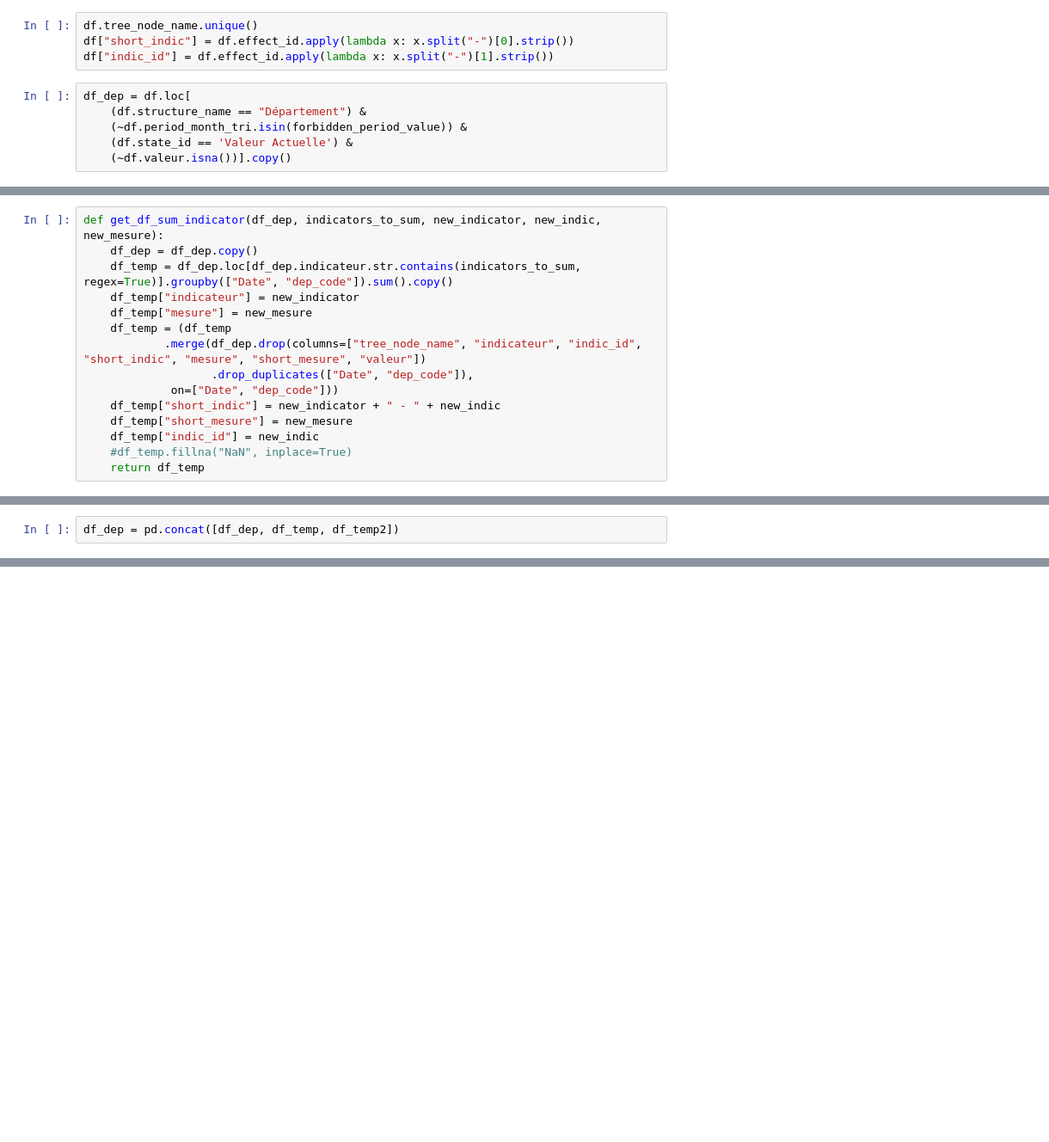
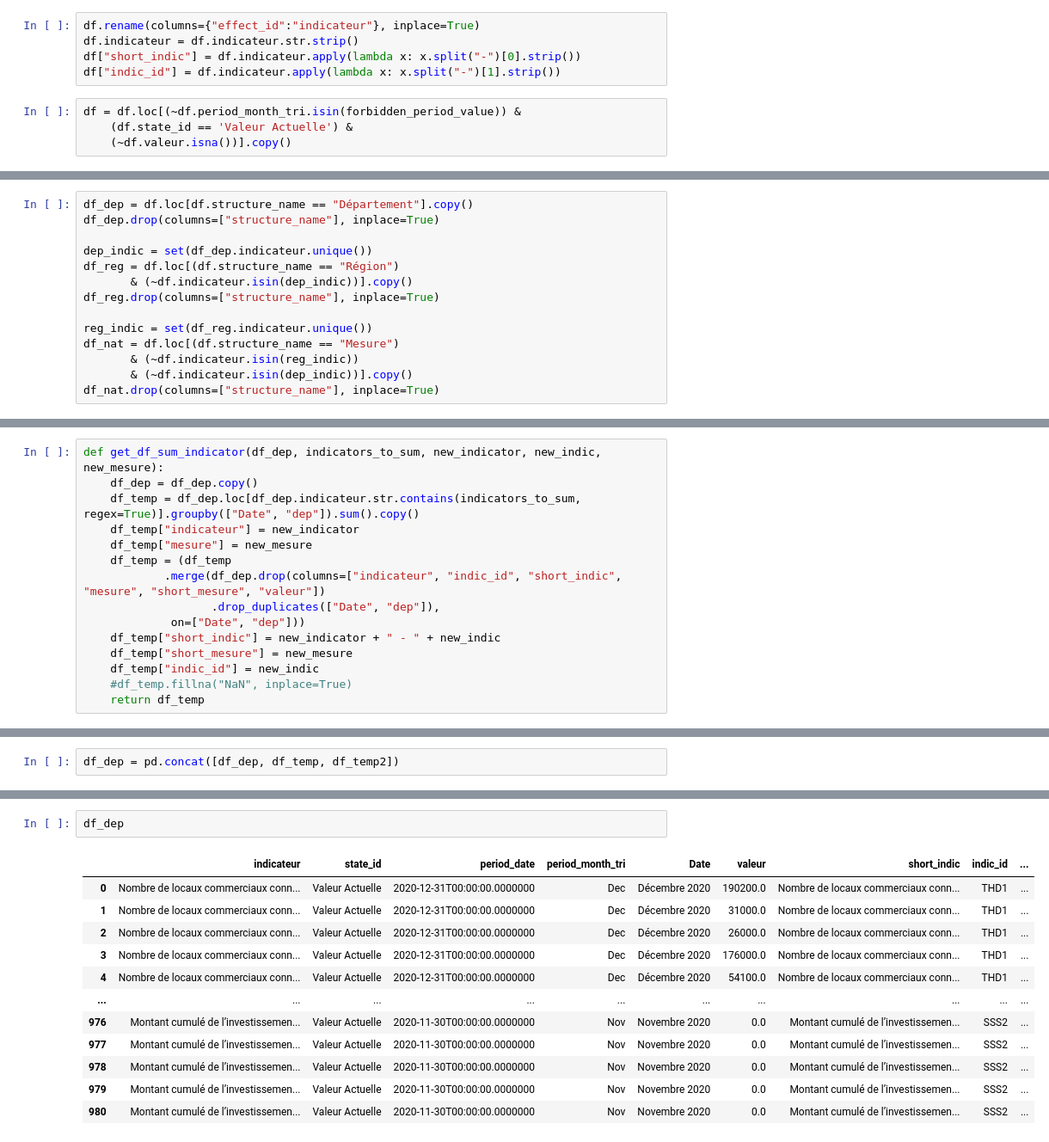
Before and after one commit to 139bercy/propilot2pdf, a Jupyter notebook: chargement_propilot.ipynb, the cells around one changed output, grey strips where cells are left out. Shown: that part at 86% size. Drawn from its saved outputs; the diff is of its cells as text; blank space fills up the shorter version.

```diff
--- a/chargement_propilot.ipynb
+++ b/chargement_propilot.ipynb
@@ -197,10 +227,9 @@ check_sum_dep_equals_nat(df)
 # %%
-df.tree_node_name.unique()
-df["short_indic"] = df.effect_id.apply(lambda x: x.split("-")[0].strip())
-df["indic_id"] = df.effect_id.apply(lambda x: x.split("-")[1].strip())
+df.rename(columns={"effect_id":"indicateur"}, inplace=True)
+df.indicateur = df.indicateur.str.strip()
+df["short_indic"] = df.indicateur.apply(lambda x: x.split("-")[0].strip())
+df["indic_id"] = df.indicateur.apply(lambda x: x.split("-")[1].strip())
 # %%
-df_dep = df.loc[
-    (df.structure_name == "Département") &
-    (~df.period_month_tri.isin(forbidden_period_value)) &
+df = df.loc[(~df.period_month_tri.isin(forbidden_period_value)) &
     (df.state_id == 'Valeur Actuelle') &
     (~df.valeur.isna())].copy()
@@ -231,3 +264,17 @@ df_dep.Date = df_dep.Date.replace(month_dict, regex=True)
+# %%
+df_dep = df.loc[df.structure_name == "Département"].copy()
+df_dep.drop(columns=["structure_name"], inplace=True)
+
+dep_indic = set(df_dep.indicateur.unique())
+df_reg = df.loc[(df.structure_name == "Région")
+       & (~df.indicateur.isin(dep_indic))].copy()
+df_reg.drop(columns=["structure_name"], inplace=True)
+
+reg_indic = set(df_reg.indicateur.unique())
+df_nat = df.loc[(df.structure_name == "Mesure")
+       & (~df.indicateur.isin(reg_indic))
+       & (~df.indicateur.isin(dep_indic))].copy()
+df_nat.drop(columns=["structure_name"], inplace=True)
 # %%
 df_dep["short_indic"] = df_dep.indicateur.apply(lambda x: x.split("-")[0].strip())
 df_dep.short_indic = df_dep.short_indic.apply(lambda x: clean_str(x))
@@ -323,13 +376,13 @@ df_dep["short_mesure"] = df_dep.mesure.apply(lambda x: dict_mesures[x] if x in d
 # %%
 def get_df_sum_indicator(df_dep, indicators_to_sum, new_indicator, new_indic, new_mesure):
     df_dep = df_dep.copy()
-    df_temp = df_dep.loc[df_dep.indicateur.str.contains(indicators_to_sum, regex=True)].groupby(["Date", "dep_code"]).sum().copy()
+    df_temp = df_dep.loc[df_dep.indicateur.str.contains(indicators_to_sum, regex=True)].groupby(["Date", "dep"]).sum().copy()
     df_temp["indicateur"] = new_indicator
     df_temp["mesure"] = new_mesure
     df_temp = (df_temp
-            .merge(df_dep.drop(columns=["tree_node_name", "indicateur", "indic_id", "short_indic", "mesure", "short_mesure", "valeur"])
-                   .drop_duplicates(["Date", "dep_code"]),
-             on=["Date", "dep_code"]))
+            .merge(df_dep.drop(columns=["indicateur", "indic_id", "short_indic", "mesure", "short_mesure", "valeur"])
+                   .drop_duplicates(["Date", "dep"]),
+             on=["Date", "dep"]))
     df_temp["short_indic"] = new_indicator + " - " + new_indic
     df_temp["short_mesure"] = new_mesure
     df_temp["indic_id"] = new_indic
@@ -390,0 +432,15 @@ check_df_dep_enr_format(df_dep_enr)
+# %%
+df_dep
+# %% [output]
+|  | indicateur | state_id | period_date | period_month_tri | Date | valeur | short_indic | indic_id | ... |
+| 0 | Nombre de locaux commerciaux conn... | Valeur Actuelle | 2020-12-31T00:00:00.0000000 | Dec | Décembre 2020 | 190200.0 | Nombre de locaux commerciaux conn... | THD1 | ... |
+| 1 | Nombre de locaux commerciaux conn... | Valeur Actuelle | 2020-12-31T00:00:00.0000000 | Dec | Décembre 2020 | 31000.0 | Nombre de locaux commerciaux conn... | THD1 | ... |
+| 2 | Nombre de locaux commerciaux conn... | Valeur Actuelle | 2020-12-31T00:00:00.0000000 | Dec | Décembre 2020 | 26000.0 | Nombre de locaux commerciaux conn... | THD1 | ... |
+| 3 | Nombre de locaux commerciaux conn... | Valeur Actuelle | 2020-12-31T00:00:00.0000000 | Dec | Décembre 2020 | 176000.0 | Nombre de locaux commerciaux conn... | THD1 | ... |
+| 4 | Nombre de locaux commerciaux conn... | Valeur Actuelle | 2020-12-31T00:00:00.0000000 | Dec | Décembre 2020 | 54100.0 | Nombre de locaux commerciaux conn... | THD1 | ... |
+| ... | ... | ... | ... | ... | ... | ... | ... | ... | ... |
+| 976 | Montant cumulé de l’investissemen... | Valeur Actuelle | 2020-11-30T00:00:00.0000000 | Nov | Novembre 2020 | 0.0 | Montant cumulé de l’investissemen... | SSS2 | ... |
+| 977 | Montant cumulé de l’investissemen... | Valeur Actuelle | 2020-11-30T00:00:00.0000000 | Nov | Novembre 2020 | 0.0 | Montant cumulé de l’investissemen... | SSS2 | ... |
+| 978 | Montant cumulé de l’investissemen... | Valeur Actuelle | 2020-11-30T00:00:00.0000000 | Nov | Novembre 2020 | 0.0 | Montant cumulé de l’investissemen... | SSS2 | ... |
+| 979 | Montant cumulé de l’investissemen... | Valeur Actuelle | 2020-11-30T00:00:00.0000000 | Nov | Novembre 2020 | 0.0 | Montant cumulé de l’investissemen... | SSS2 | ... |
+| 980 | Montant cumulé de l’investissemen... | Valeur Actuelle | 2020-11-30T00:00:00.0000000 | Nov | Novembre 2020 | 0.0 | Montant cumulé de l’investissemen... | SSS2 | ... |
```
Also changed, not shown: parts of 15 cells of this notebook, 1 other file.
